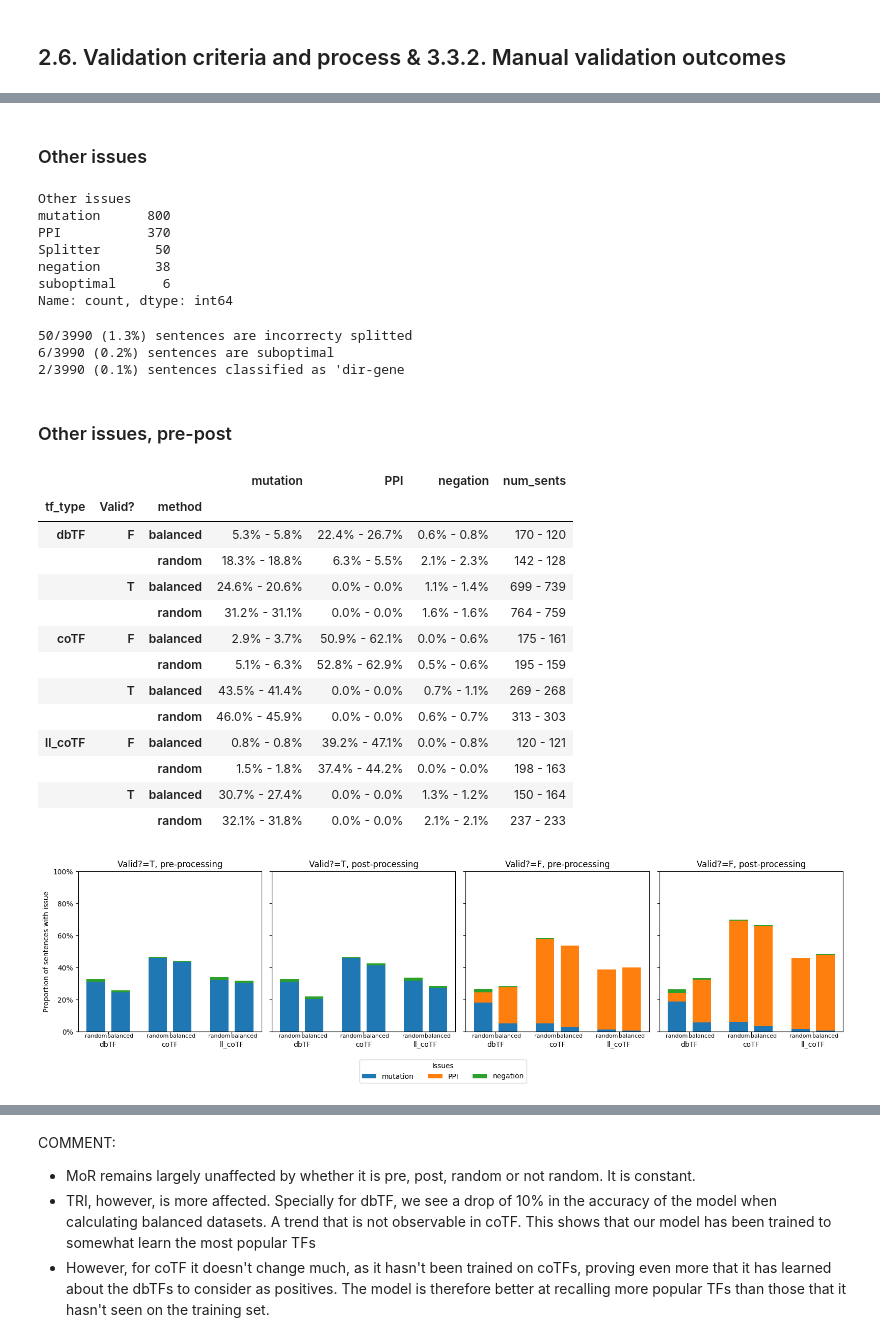
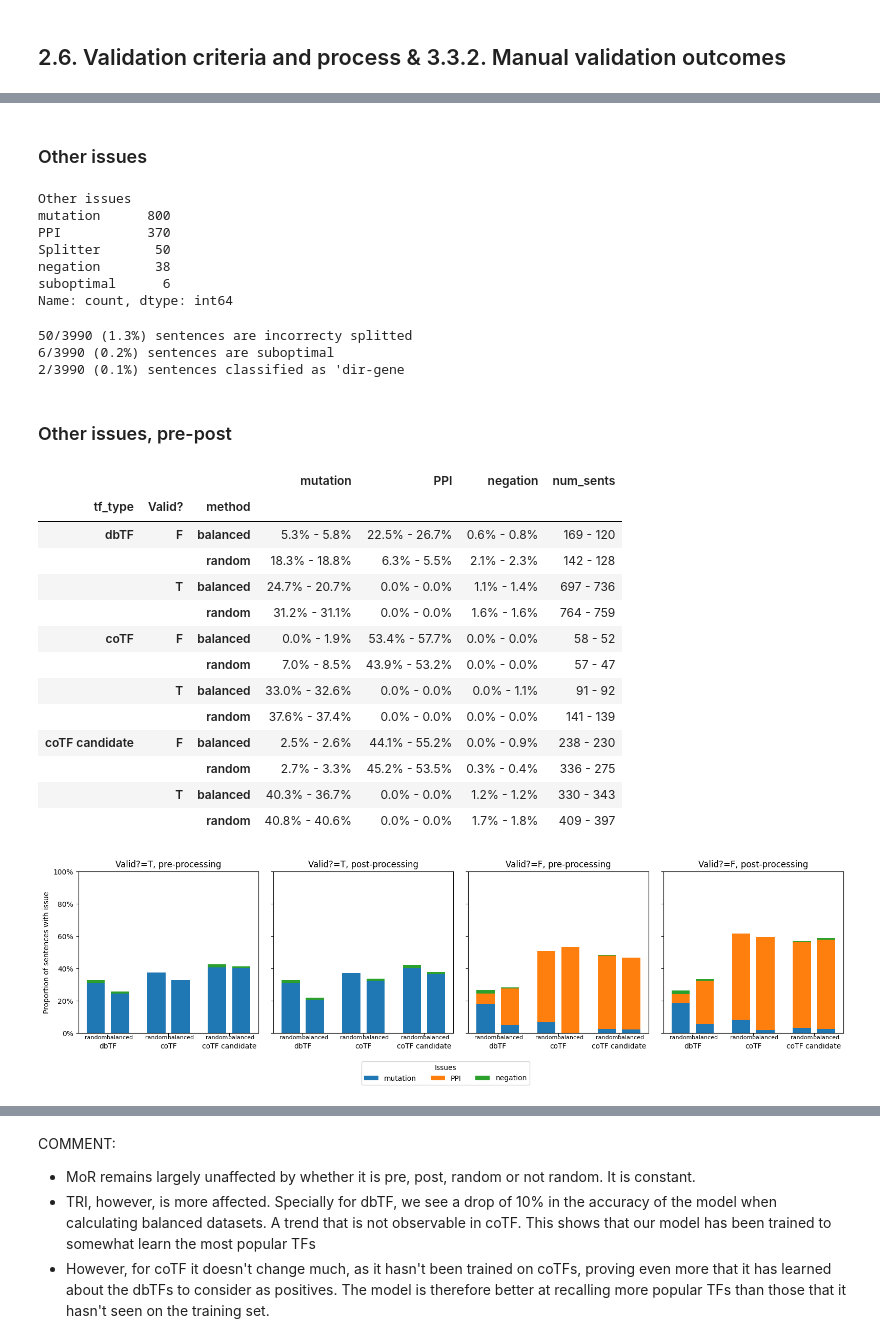
Before and after one commit to Rbbt-Workflows/ExTRI2, a Jupyter notebook: analysis/repo_to_paper.ipynb, the cells around one changed output, grey strips where cells are left out. Drawn from its saved outputs; the diff is of its cells as text; code cells hidden in the pictures.

```diff
--- a/analysis/repo_to_paper.ipynb
+++ b/analysis/repo_to_paper.ipynb
@@ -489,12 +619,12 @@ def evaluate_other_issues(validated_df):
 
     # Check for more common issues, what proportion of the dataset do they appear in
     results = []
-    for tf_type in ['dbTF', 'coTF', 'll_coTF']:
+    for tf_type in validated_df['TF_type'].cat.categories:
         for method in ['random', 'balanced']:
             for p in ['pre', 'post']:
                 for validity in ['T', 'F']:
 
-                    df = validated_df[(validated_df['TF_type_validated'] == tf_type) & (validated_df['method'] == method) & (validated_df['pre-post'] == p) & (validated_df['Label'] == 'TRUE') & (validated_df['Valid?'] == validity)]
+                    df = validated_df[(validated_df['TF_type'] == tf_type) & (validated_df['method'] == method) & (validated_df['pre-post'] == p) & (validated_df['Label'] == 'TRUE') & (validated_df['Valid?'] == validity)]
 
                     r = {
                         'tf_type': tf_type,
@@ -513,7 +643,7 @@ def evaluate_other_issues(validated_df):
     index_cols = ['tf_type', 'Valid?', 'method', 'pre-post']
     return pd.DataFrame(results).sort_values(by=index_cols).set_index(index_cols)
 
-def display_o_i_joined_pre_post(o_i_results):
+def display_o_i_joined_pre_post(o_i_results, tf_types):
 
     index = ['tf_type', 'Valid?', 'method']
     # Pivot pre-post from row index to column index
@@ -540,10 +670,10 @@ def display_o_i_joined_pre_post(o_i_results):
     # Drop pre-post level
     o_i_pivot.columns = o_i_pivot.columns.droplevel(level=1)
 
-    # Sort tf_type in the order: dbTF, coTF, ll_coTF
+    # Sort tf_type in their categorical order
     o_i_pivot = o_i_pivot.reset_index()
     o_i_pivot['tf_type'] = pd.Categorical(
-        o_i_pivot['tf_type'], categories=['dbTF', 'coTF', 'll_coTF'], ordered=True
+        o_i_pivot['tf_type'], categories=tf_types, ordered=True
     )
     o_i_pivot = o_i_pivot.sort_values(by=index).set_index(index)
 
@@ -552,7 +682,7 @@ def display_o_i_joined_pre_post(o_i_results):
     display(o_i_pivot)
 
 o_i_results = evaluate_other_issues(validated_df)
-display_o_i_joined_pre_post(o_i_results)
+display_o_i_joined_pre_post(o_i_results, tf_types)
 # %% [output]
 <h3>Other issues</h3>
 Other issues
@@ -568,26 +698,25 @@ Name: count, dtype: int64
 <h3>Other issues, pre-post</h3>
 |  |  |  | mutation | PPI | negation | num_sents |
 | tf_type | Valid? | method |  |  |  |  |
-| dbTF | F | balanced | 5.3% - 5.8% | 22.4% - 26.7% | 0.6% - 0.8% | 170 - 120 |
+| dbTF | F | balanced | 5.3% - 5.8% | 22.5% - 26.7% | 0.6% - 0.8% | 169 - 120 |
 |  |  | random | 18.3% - 18.8% | 6.3% - 5.5% | 2.1% - 2.3% | 142 - 128 |
-|  | T | balanced | 24.6% - 20.6% | 0.0% - 0.0% | 1.1% - 1.4% | 699 - 739 |
+|  | T | balanced | 24.7% - 20.7% | 0.0% - 0.0% | 1.1% - 1.4% | 697 - 736 |
 |  |  | random | 31.2% - 31.1% | 0.0% - 0.0% | 1.6% - 1.6% | 764 - 759 |
-| coTF | F | balanced | 2.9% - 3.7% | 50.9% - 62.1% | 0.0% - 0.6% | 175 - 161 |
-|  |  | random | 5.1% - 6.3% | 52.8% - 62.9% | 0.5% - 0.6% | 195 - 159 |
-|  | T | balanced | 43.5% - 41.4% | 0.0% - 0.0% | 0.7% - 1.1% | 269 - 268 |
-|  |  | random | 46.0% - 45.9% | 0.0% - 0.0% | 0.6% - 0.7% | 313 - 303 |
-| ll_coTF | F | balanced | 0.8% - 0.8% | 39.2% - 47.1% | 0.0% - 0.8% | 120 - 121 |
-|  |  | random | 1.5% - 1.8% | 37.4% - 44.2% | 0.0% - 0.0% | 198 - 163 |
-|  | T | balanced | 30.7% - 27.4% | 0.0% - 0.0% | 1.3% - 1.2% | 150 - 164 |
-|  |  | random | 32.1% - 31.8% | 0.0% - 0.0% | 2.1% - 2.1% | 237 - 233 |
+| coTF | F | balanced | 0.0% - 1.9% | 53.4% - 57.7% | 0.0% - 0.0% | 58 - 52 |
+|  |  | random | 7.0% - 8.5% | 43.9% - 53.2% | 0.0% - 0.0% | 57 - 47 |
+|  | T | balanced | 33.0% - 32.6% | 0.0% - 0.0% | 0.0% - 1.1% | 91 - 92 |
+|  |  | random | 37.6% - 37.4% | 0.0% - 0.0% | 0.0% - 0.0% | 141 - 139 |
+| coTF candidate | F | balanced | 2.5% - 2.6% | 44.1% - 55.2% | 0.0% - 0.9% | 238 - 230 |
+|  |  | random | 2.7% - 3.3% | 45.2% - 53.5% | 0.3% - 0.4% | 336 - 275 |
+|  | T | balanced | 40.3% - 36.7% | 0.0% - 0.0% | 1.2% - 1.2% | 330 - 343 |
+|  |  | random | 40.8% - 40.6% | 0.0% - 0.0% | 1.7% - 1.8% | 409 - 397 |
 # %%
-def plot_other_issues_by_combination(o_i_results, figsize=(14, 4)):
+def plot_other_issues_by_combination(o_i_results, tf_types, figsize=(14, 4)):
     # Reset the index to use the index columns as regular columns
     o_i_results_reset = o_i_results.reset_index()
 
     # Define issues and tf_types
     issues = ['mutation', 'PPI', 'negation']
-    tf_types = ['dbTF', 'coTF', 'll_coTF']
     hue = 'method'  # Random/Balanced will be the hue
     hue_levels = ['random', 'balanced']  # Ensure this order
     bar_width = 0.2
@@ -662,35 +791,35 @@ def plot_other_issues_by_combination(o_i_results, figsize=(14, 4)):
                     -0.01,  # Move further down
                     f"{level}", ha="center", va="top", fontsize=8, rotation=0
                 )
 
         # Add TF type labels below the hue labels
         for idx, tf_type in enumerate(tf_types):
             ax.text(
                 x[idx] + (bar_width * (len(hue_levels) - 1) / 2),  # Center the label below the group
                 -0.06,  # Move further down
                 f"{tf_type}", ha="center", va="top", fontsize=10,
             )
 
         # Format the axes
         ax.set_ylim(0, 1)
         ax.yaxis.set_major_formatter(plt.FuncFormatter(lambda y, _: f'{y:.0%}'))
 
         if i == 0:
             ax.set_ylabel('Proportion of sentences with issue')
 
     # Add a single legend
     fig.legend(
         labels=issues, loc='lower center', ncol=len(issues), title="Issues",
         bbox_to_anchor=(0.5, -0.15), fontsize=10
     )
 
     # Adjust layout
     plt.tight_layout()
     plt.show()
 
-plot_other_issues_by_combination(o_i_results)
+plot_other_issues_by_combination(o_i_results, tf_types)
 # %% [output]
-[figure, old version]
+[figure, new version]
 # %%
 # RESULTS
 def TRI_validation_results_table(validated_df):
```
Also changed, not shown: parts of 20 cells of this notebook, 15 other files.
